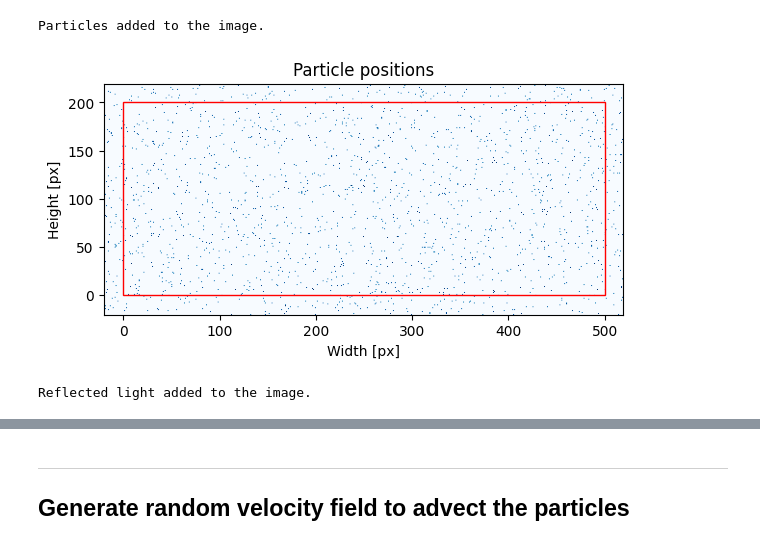
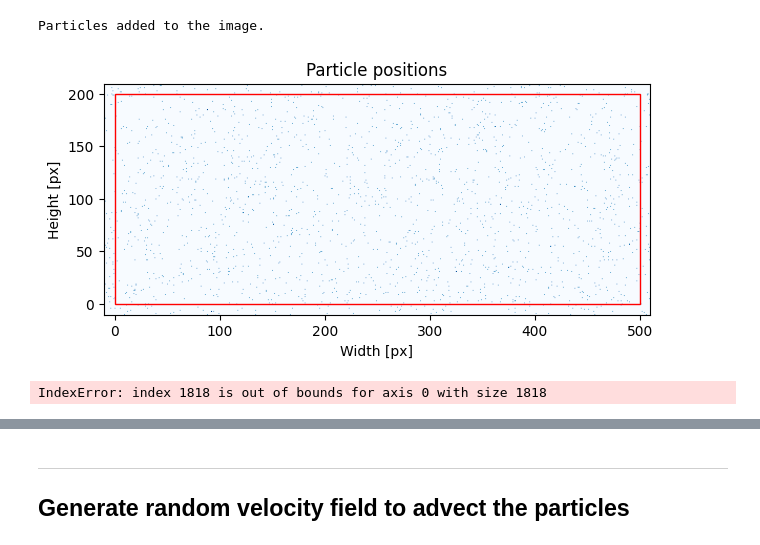
Before and after one commit to kamilazdybal/pykitPIV, a Jupyter notebook: jupyter-notebooks/debugging.ipynb, the cells around one changed output, grey strips where cells are left out. Drawn from its saved outputs; the diff is of its cells as text; code cells hidden in the pictures.

```diff
--- a/jupyter-notebooks/debugging.ipynb
+++ b/jupyter-notebooks/debugging.ipynb
@@ -21,7 +21,7 @@ image_size = (200,500)
 # %%
 particles = Particle(1,
                      size=image_size,
-                     size_buffer=20,
+                     size_buffer=10,
                      diameters=(6,10),
                      distances=(1,2),
                      densities=(0.01,0.02),
@@ -38,14 +54,14 @@ Particles added to the image.
 # %%
 image.plot(0,
            with_buffer=True,
            xlabel='Width [px]',
            ylabel='Height [px]',
            title='Particle positions',
            cmap='Blues',
-           figsize=(10,3),
+           figsize=(20,3),
            filename='particle-positions.png');
 # %% [output]
-[figure, old version]
+[figure, new version]
 # %%
 image.add_reflected_light(exposures=(0.02,0.8),
                           maximum_intensity=2**16-1,
@@ -54,7 +70,7 @@ image.add_reflected_light(exposures=(0.02,0.8),
                           laser_beam_shape=0.5,
                           alpha=1/20)
 # %% [output]
-Reflected light added to the image.
+IndexError: index 1818 is out of bounds for axis 0 with size 1818
 # %%
 image.plot(0,
            with_buffer=True,
```
Also changed, not shown: parts of 9 cells of this notebook, 3 other files.
